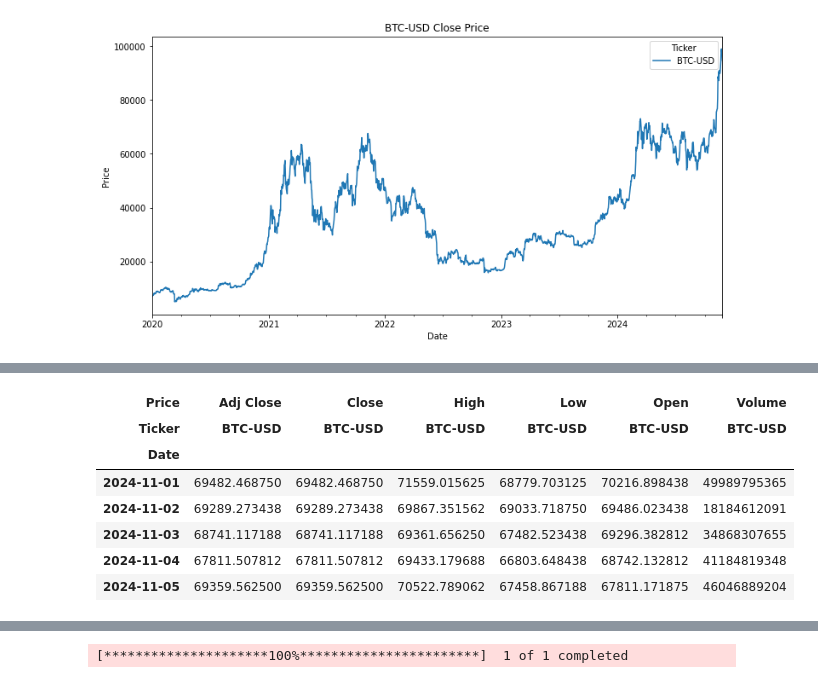
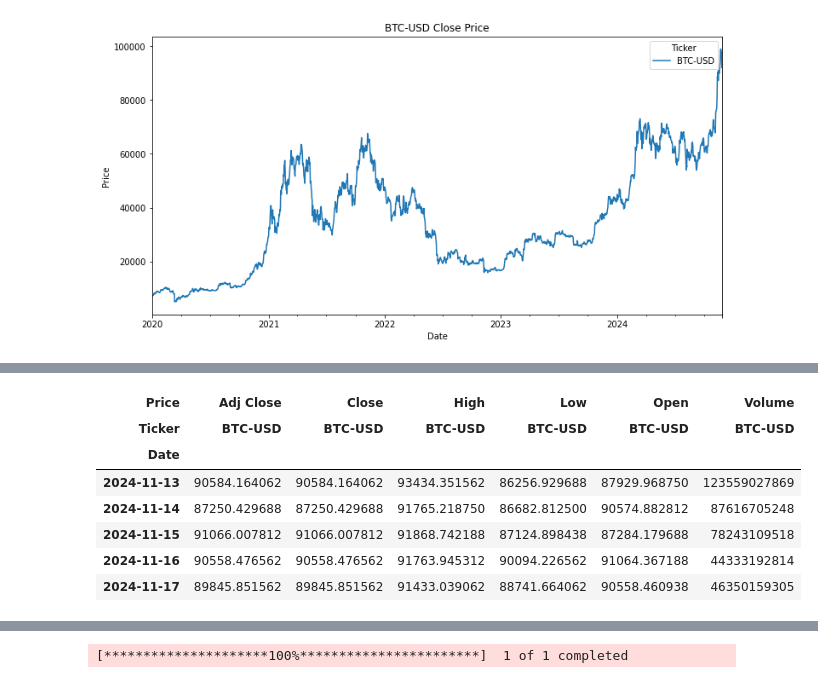
Before and after one commit to tal-rsg/analys_trade, a Jupyter notebook: analys_btc_trade.ipynb, the cells around one changed output, grey strips where cells are left out. Drawn from its saved outputs; the diff is of its cells as text; code cells hidden in the pictures.

```diff
--- a/analys_btc_trade.ipynb
+++ b/analys_btc_trade.ipynb
@@ -95,16 +95,16 @@ percentual_diff
 # %%
-df_btc_filter = df[df.index >= '2024-11-01']
+df_btc_filter = df[(df.index >= '2024-11-13') & (df.index <= '2024-11-22')]
 
 df_btc_filter.head()
 # %% [output]
 | Price | Adj Close | Close | High | Low | Open | Volume |
 | Ticker | BTC-USD | BTC-USD | BTC-USD | BTC-USD | BTC-USD | BTC-USD |
 | Date |  |  |  |  |  |  |
-| 2024-11-01 | 69482.468750 | 69482.468750 | 71559.015625 | 68779.703125 | 70216.898438 | 49989795365 |
-| 2024-11-02 | 69289.273438 | 69289.273438 | 69867.351562 | 69033.718750 | 69486.023438 | 18184612091 |
-| 2024-11-03 | 68741.117188 | 68741.117188 | 69361.656250 | 67482.523438 | 69296.382812 | 34868307655 |
-| 2024-11-04 | 67811.507812 | 67811.507812 | 69433.179688 | 66803.648438 | 68742.132812 | 41184819348 |
-| 2024-11-05 | 69359.562500 | 69359.562500 | 70522.789062 | 67458.867188 | 67811.171875 | 46046889204 |
+| 2024-11-13 | 90584.164062 | 90584.164062 | 93434.351562 | 86256.929688 | 87929.968750 | 123559027869 |
+| 2024-11-14 | 87250.429688 | 87250.429688 | 91765.218750 | 86682.812500 | 90574.882812 | 87616705248 |
+| 2024-11-15 | 91066.007812 | 91066.007812 | 91868.742188 | 87124.898438 | 87284.179688 | 78243109518 |
+| 2024-11-16 | 90558.476562 | 90558.476562 | 91763.945312 | 90094.226562 | 91064.367188 | 44333192814 |
+| 2024-11-17 | 89845.851562 | 89845.851562 | 91433.039062 | 88741.664062 | 90558.460938 | 46350159305 |
 # %%
 # Assuming 'Close' is the column you want to plot
 df_btc_filter['Close'].plot(figsize=(12, 6))
```
Also changed, not shown: parts of 9 cells of this notebook.
